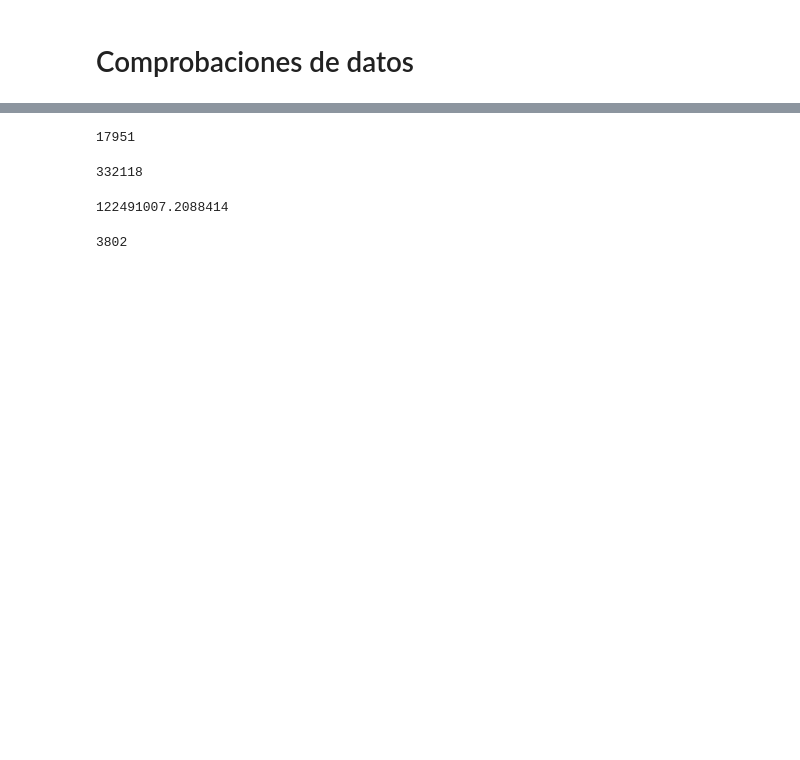
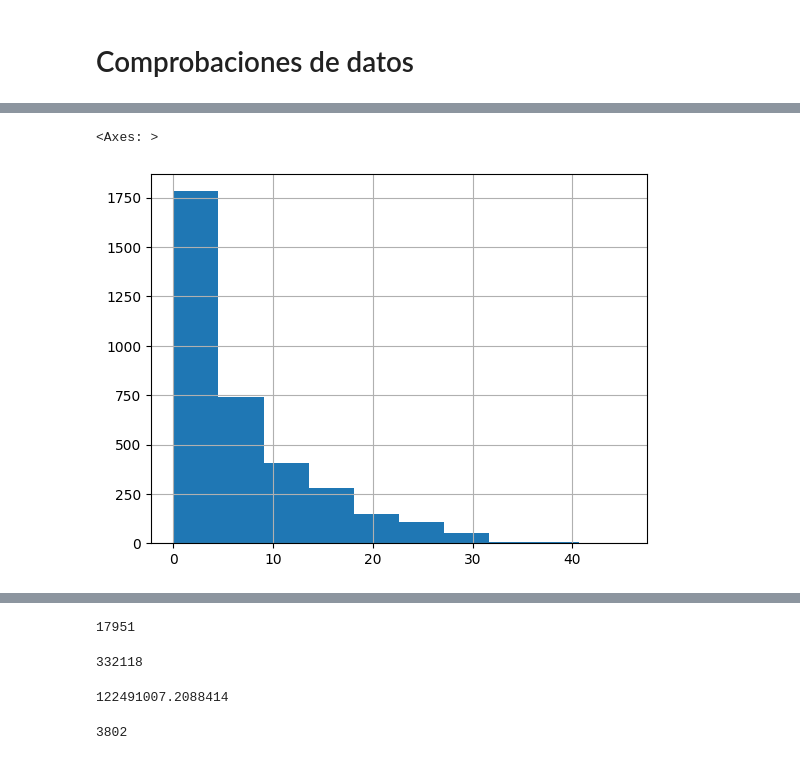
Before and after one commit to MahouECommerce/ml-eficiencia-comercial, a Jupyter notebook: 02_Descriptivo_Segmentacion.ipynb, the cells around one changed output, grey strips where cells are left out. Drawn from its saved outputs; the diff is of its cells as text; code cells hidden in the pictures; blank space fills up the shorter version.

```diff
--- a/02_Descriptivo_Segmentacion.ipynb
+++ b/02_Descriptivo_Segmentacion.ipynb
@@ -48,0 +51,5 @@ Name: Frequency_online, dtype: float64
+# %%
+df_zoom_30['DaysBetweenFirstAndSecond'].hist()
+# %% [output]
+<Axes: >
+[figure, added]
```
Also changed, not shown: parts of 12 cells of this notebook, 5 other files.
